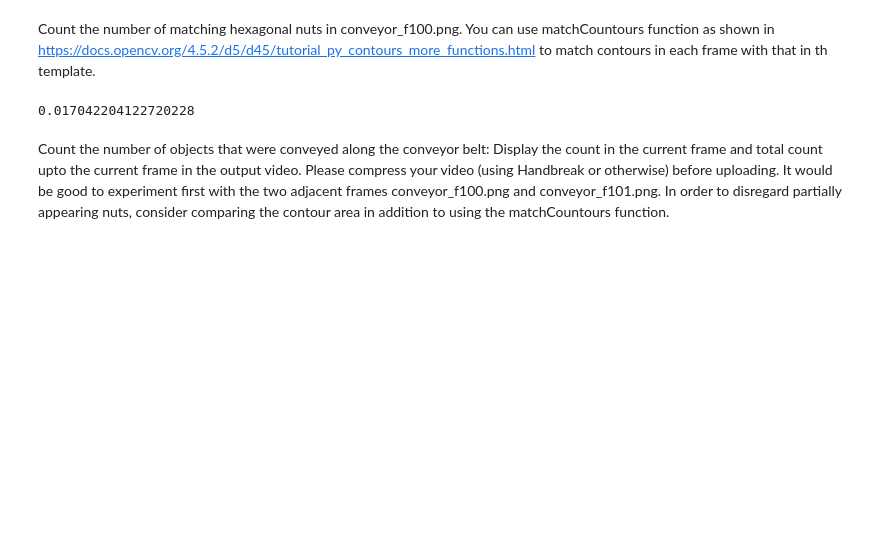
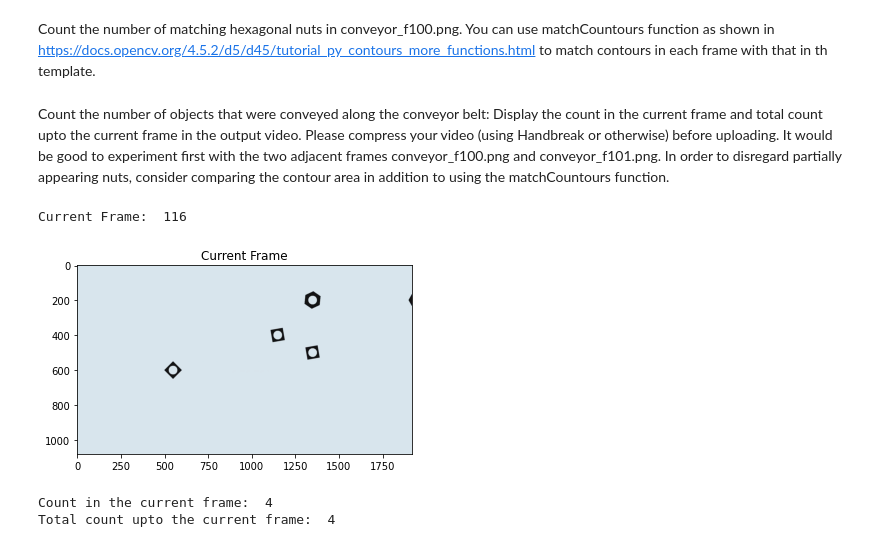
Before and after one commit to nifla2000/EN2550-Codings, a Jupyter notebook: ASSIGNMENT_03/Assignment_3.ipynb, the cells around one changed output. Drawn from its saved outputs; the diff is of its cells as text; code cells hidden in the pictures; blank space fills up the shorter version.

```diff
--- a/ASSIGNMENT_03/Assignment_3.ipynb
+++ b/ASSIGNMENT_03/Assignment_3.ipynb
@@ -212,0 +177,15 @@ plt.show()
+# %%
+def counting(contours_convayer,contours_hexnut,contours_squarenut):
+    count_square = 0
+    for i in range(len(contours_squarenut)):
+        for j in range(len(contours_convayer)):
+            ret = cv.matchShapes(contours_convayer[j],contours_squarenut[i],1,0.0)
+            if ret < 0.01:
+                count_square +=1
+    count_hex = 0
+    for i in range(len(contours_hexnut)):
+        for j in range(len(contours_convayer)):
+            ret = cv.matchShapes(contours_convayer[j],contours_hexnut[i],1,0.0)
+            if ret < 0.01:
+                count_hex +=1
+    return ( count_hex, count_square)
@@ -239,7 +218,2 @@ Can't receive frame (stream end?). Exiting.
 # %% [markdown]
 Count the number of matching hexagonal nuts in conveyor_f100.png. You can use matchCountours function as shown in https://docs.opencv.org/4.5.2/d5/d45/tutorial_py_contours_more_functions.html to match contours in each frame with that in th template.
-# %%
-ret = cv.matchShapes(hexnut_template_gray,conveyor_f100_gray,1,0.0)
-print( ret )
-# %% [output]
-0.017042204122720228
@@ -272,0 +222,57 @@ cv.destroyAllWindows()
+# %%
+# Your code here.
+cv.namedWindow('Conveyor', cv.WINDOW_NORMAL)
+cap = cv.VideoCapture('conveyor.mp4')
+frame_array = []
+while cap.isOpened():
+    ret, frame = cap.read()
+    if not ret:
+        print("Can't receive frame (stream end?). Exiting.")
+        break
+    frame_array.append(frame)
+    if cv.waitKey(1) == ord('q'):
+        break
+
+cap.release()
+cv.destroyAllWindows()
+
+# Writing the video
+shape = (1080, 1920, 3)
+frame_and_count = []
+# Your code here
+for i in range(len(frame_array)):
+    gray_frame = cv.cvtColor(frame_array[i], cv.COLOR_BGR2GRAY)
+    thresh_frame , binary_frame_ = cv.threshold(gray_frame,0,255,cv.THRESH_BINARY + cv.THRESH_OTSU)
+    binary_frame = np.invert(binary_frame_)
+    closed_binary_frame = cv.morphologyEx(binary_frame, cv.MORPH_CLOSE, kernel)
+    contours_frame, hierarchy = cv.findContours(binary_frame, cv.RETR_EXTERNAL, cv.CHAIN_APPROX_SIMPLE)
+    hex_count , square_count = counting(contours_frame,contours_hexnut,contours_squarenut)
+    total_count = hex_count + square_count
+    frame_and_count.append(total_count)
+
+out = cv.VideoWriter('./conveyor_result_indexno.mp4',cv.VideoWriter_fourcc(*'h264'), 30, (shape[1], shape[0]))
+
+for i in range(len(frame_array)):
+    cv.imshow('Frame', frame_array[i])
+    if cv.waitKey(1) == ord('q'):
+        break
+    out.write(frame_array[i])
+
+out.release()
+cv.destroyAllWindows()
+
+count_upto = 1
+for i in range(0,len(frame_array)-1):
+    if frame_and_count[i+1] > frame_and_count[i]:
+        count_upto += (frame_and_count[i+1] - frame_and_count[i])
+print('Current Frame: ', str(len(frame_array)))
+plt.imshow(frame_array[-1],'gray')
+plt.title('Current Frame')
+plt.show()
+print('Count in the current frame: ' , frame_and_count[-1])
+print('Total count upto the current frame: ', count_upto)
+# %% [output]
+Current Frame:  116
+[figure, added]
+Count in the current frame:  4
+Total count upto the current frame:  4
```
Also changed, not shown: parts of 16 cells of this notebook, 1 other file.
